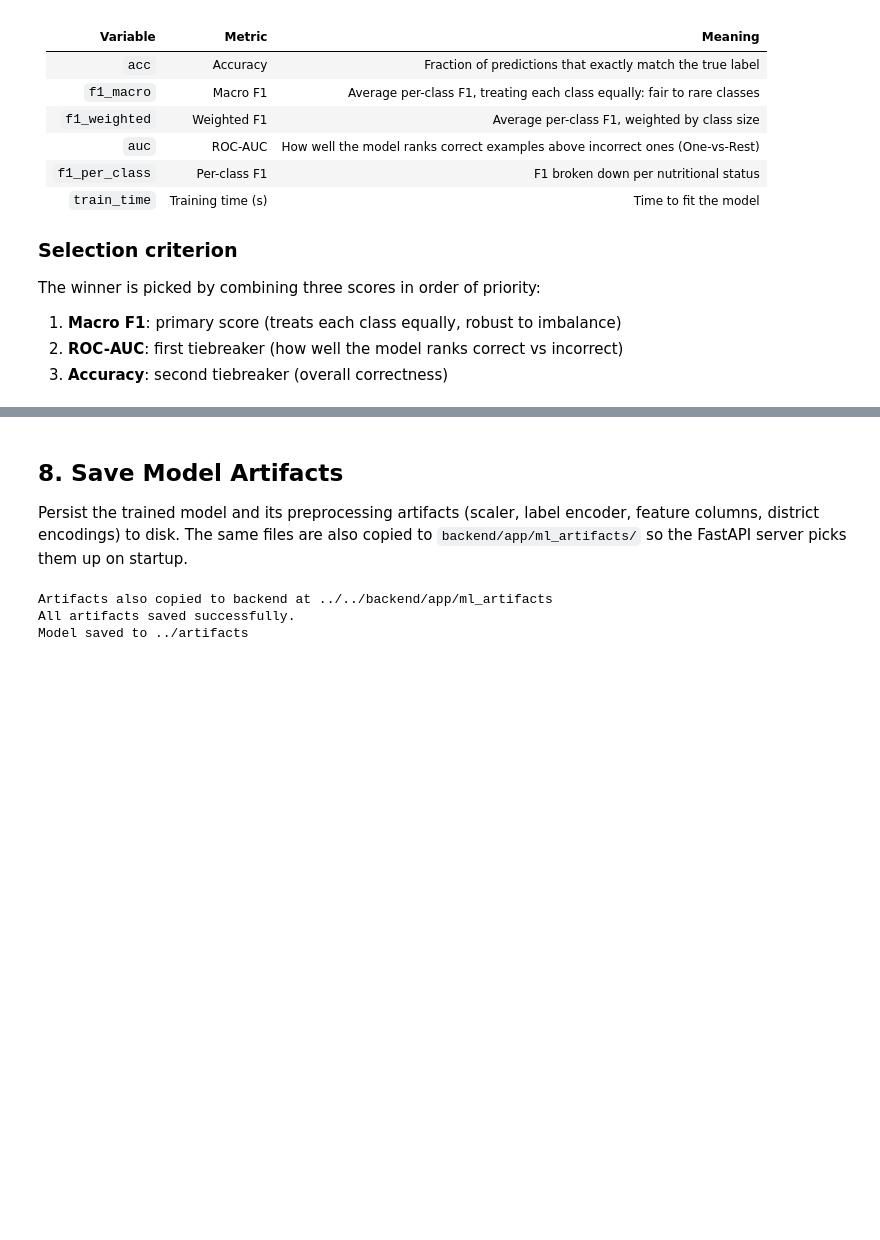
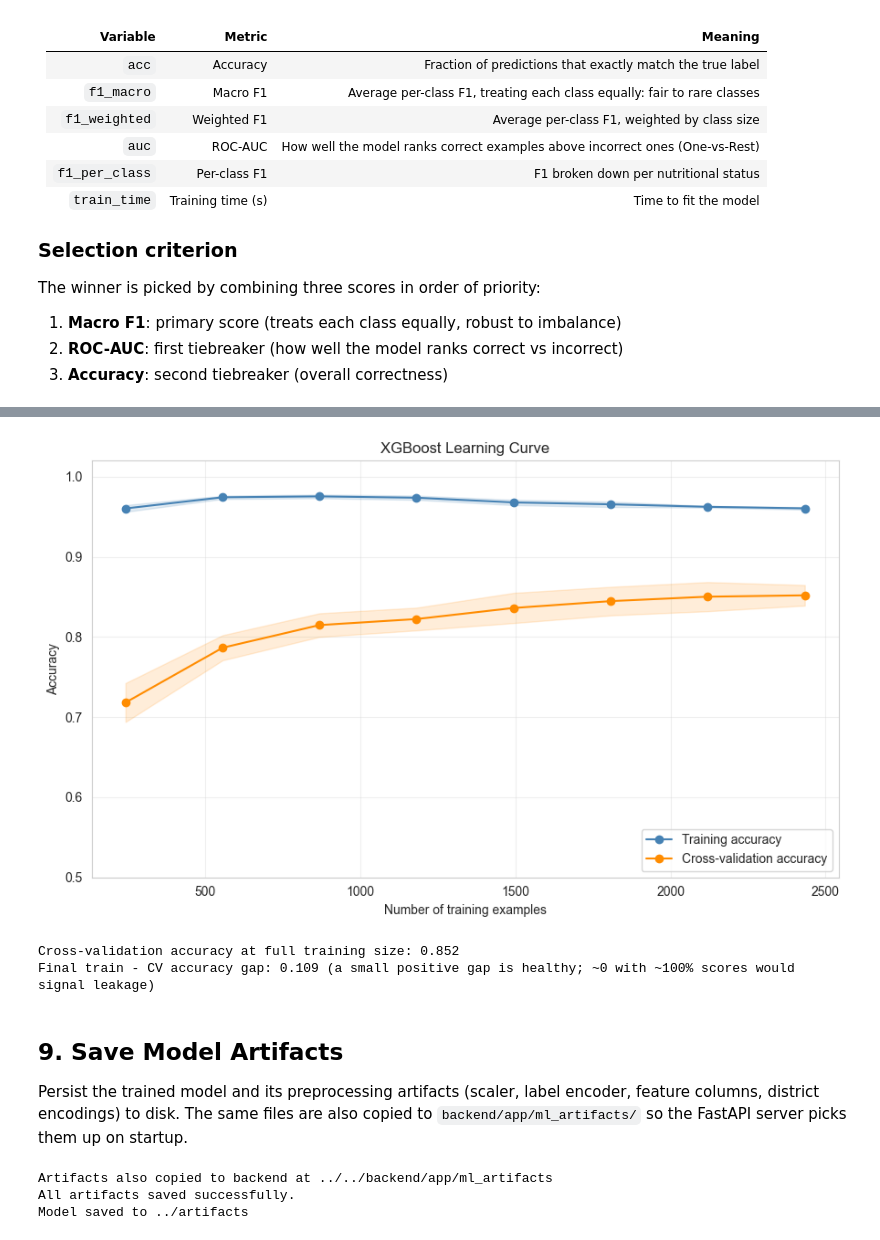
Before and after one commit to Philimuhire/child-growth-project, a Jupyter notebook: model/notebooks/train_model.ipynb, the cells around one changed output, grey strips where cells are left out. Saved outputs shown, nothing was run; the diff lists cells and outputs as text; code cells hidden in the pictures; blank space fills up the shorter version.

```diff
--- a/model/notebooks/train_model.ipynb
+++ b/model/notebooks/train_model.ipynb
@@ -758,5 +769,44 @@ Feature importance values:
+# %%
+# Learning curve: training vs cross-validation accuracy as the data grows.
+from sklearn.base import clone
+from sklearn.model_selection import learning_curve, StratifiedKFold
+
+cv = StratifiedKFold(n_splits=5, shuffle=True, random_state=42)
+train_sizes, train_scores, val_scores = learning_curve(
+    clone(model), X_train, y_train,
+    cv=cv, scoring='accuracy',
+    train_sizes=np.linspace(0.1, 1.0, 8),
+    n_jobs=-1, shuffle=True, random_state=42,
+)
+train_mean, train_std = train_scores.mean(axis=1), train_scores.std(axis=1)
+val_mean, val_std = val_scores.mean(axis=1), val_scores.std(axis=1)
+
+fig, ax = plt.subplots(figsize=(9, 5.5))
+ax.plot(train_sizes, train_mean, 'o-', color='steelblue', label='Training accuracy')
+ax.fill_between(train_sizes, train_mean - train_std, train_mean + train_std,
+                alpha=0.15, color='steelblue')
+ax.plot(train_sizes, val_mean, 'o-', color='darkorange', label='Cross-validation accuracy')
+ax.fill_between(train_sizes, val_mean - val_std, val_mean + val_std,
+                alpha=0.15, color='darkorange')
+ax.set_xlabel('Number of training examples')
+ax.set_ylabel('Accuracy')
+ax.set_title(f'{best_name} Learning Curve')
+ax.set_ylim(0.5, 1.02)
+ax.legend(loc='lower right')
+ax.grid(alpha=0.3)
+plt.tight_layout()
+plt.savefig('learning_curve.png', dpi=110)
+plt.show()
+
+print(f"Cross-validation accuracy at full training size: {val_mean[-1]:.3f}")
+print(f"Final train - CV accuracy gap: {train_mean[-1] - val_mean[-1]:.3f} "
+      "(a small positive gap is healthy; ~0 with ~100% scores would signal leakage)")
+# %% [output]
+[figure, added]
+Cross-validation accuracy at full training size: 0.852
+Final train - CV accuracy gap: 0.109 (a small positive gap is healthy; ~0 with ~100% scores would signal leakage)
 # %% [markdown]
-## 8. Save Model Artifacts
+## 9. Save Model Artifacts
 
 Persist the trained model and its preprocessing artifacts (scaler, label encoder, feature columns, district encodings) to disk. The same files are also copied to `backend/app/ml_artifacts/` so the FastAPI server picks them up on startup.
 # %%
```
Also changed, not shown: parts of 9 cells of this notebook, 5 other files.
